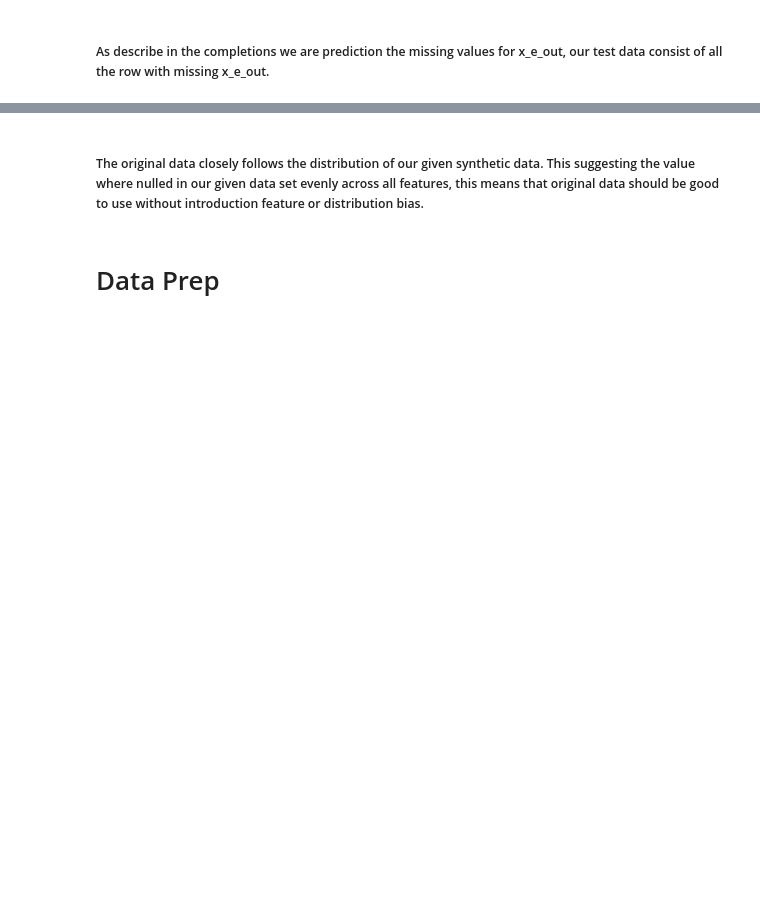
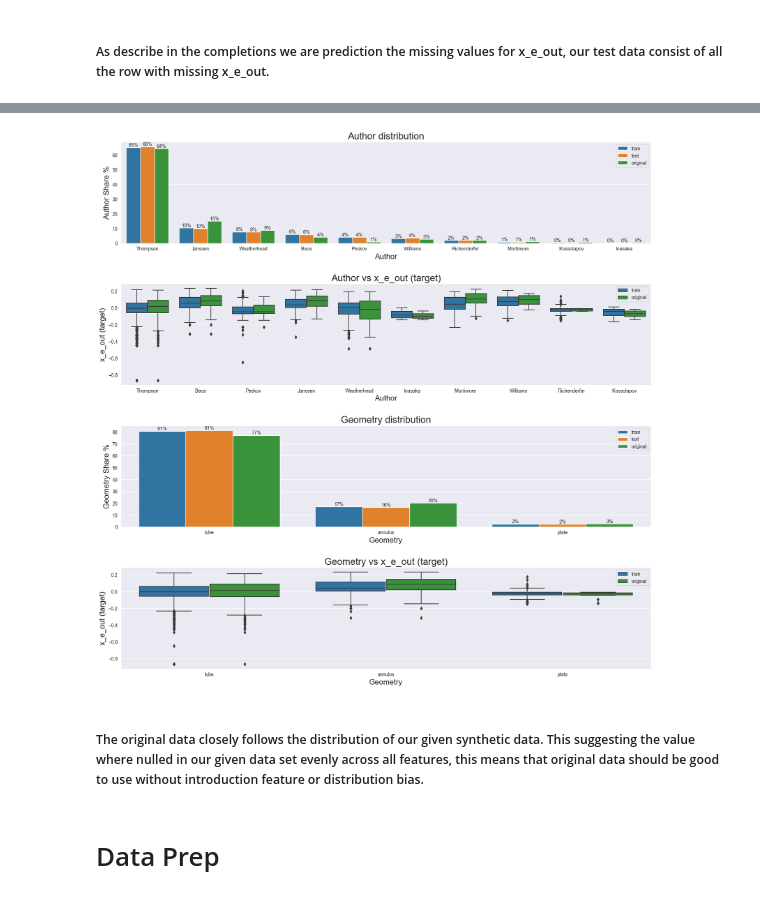
Before and after one commit to mnokno/FeatureImputationHeatFluxDataset, a Jupyter notebook: FeatureImputationHeatFluxDataset/src/FeatureImputationHeatFluxDataset.ipynb, the cells around one changed output, grey strips where cells are left out. Saved outputs shown, nothing was run; the diff lists cells and outputs as text; code cells hidden in the pictures; blank space fills up the shorter version.

```diff
--- a/FeatureImputationHeatFluxDataset/src/FeatureImputationHeatFluxDataset.ipynb
+++ b/FeatureImputationHeatFluxDataset/src/FeatureImputationHeatFluxDataset.ipynb
@@ -145,3 +133,59 @@ plt.show()
+# %%
+fig, axes = plt.subplots(nrows=4, ncols=1, figsize=(20, 20))
+fig.subplots_adjust(hspace=0.4, wspace=0.3)
+axes = axes.flatten()
+
+def graph_categorical_feature(data: list[tuple[pd.DataFrame, str, str]], target: str, axes_start_i: int,
+                              x_label: list[str] = ('x', 'x'), y_label: list[str] = ('y', 'y'), title: list[str]=None, colors: list[str] = None) -> None:
+
+    # Plot barplots
+    df_tmp = pd.DataFrame({})
+    for df, column, label in data:
+        df_tmp_local = pd.DataFrame(df[column].value_counts() * 100 / df[column].count())
+        df_tmp_local['dataset'] = label
+        df_tmp = pd.concat([df_tmp, df_tmp_local], axis=0)
+    df_tmp['x'] = df_tmp.index
+    df_tmp = df_tmp.rename(columns={column: 'y', 'dataset': 'Data Set'})
+    sns.barplot(data=df_tmp, y='y', x="x", hue="Data Set", orient='v', ax=axes[axes_start_i])
+    #axes[i].set_xticklabels(axes[i].get_xticklabels(), rotation=90)
+    for p in axes[i].patches:
+        axes[i].annotate(format(p.get_height(), '.0f') + '%',
+                    (p.get_x() + p.get_width() / 2., p.get_height()),
+                    ha = 'center', va = 'center',
+                    xytext = (0, 5),
+                    textcoords = 'offset points')
+    axes[axes_start_i].set_xlabel(x_label[0], fontsize=16)
+    axes[axes_start_i].set_ylabel(y_label[0], fontsize=16)
+    if title is not None:
+        axes[axes_start_i].set_title(title[0], fontsize=20)
+
+    df_tmp = pd.DataFrame({})
+    for df, column, label in data:
+        if label != 'test':
+            df_tmp_local = df.loc[:, [column, target]]
+            df_tmp_local['dataset'] = label
+            df_tmp = pd.concat([df_tmp, df_tmp_local], axis=0)
+    df_tmp = df_tmp.rename(columns={column: 'c', 'dataset': 'Data Set'})
+    if colors is not None:
+        sns.boxplot(x='c', y=target, data=df_tmp, orient='v', hue="Data Set", ax=axes[axes_start_i + 1], palette=colors)
+    else:
+        sns.boxplot(x='c', y=target, data=df_tmp, orient='v', hue="Data Set", ax=axes[axes_start_i + 1])
+    axes[axes_start_i + 1].set_xlabel(x_label[1], fontsize=16)
+    axes[axes_start_i + 1].set_ylabel(y_label[1], fontsize=16)
+    if title is not None:
+        axes[axes_start_i + 1].set_title(title[1], fontsize=20)
+
+    # Plot legends
+    axes[axes_start_i].legend()
+    axes[axes_start_i + 1].legend()
+
+i = 0
+graph_categorical_feature([(df_train, 'author', 'train'), (df_test, 'author', 'test'), (df_og, 'author', 'original')], 'x_e_out', i, x_label=['Author', 'Author'], y_label=['Author Share %', 'x_e_out (target)'], title=['Author distribution', 'Author vs x_e_out (target)'], colors=[sns.color_palette("tab10")[0], sns.color_palette("tab10")[2]])
+i += 2
+graph_categorical_feature([(df_train, 'geometry', 'train'), (df_test, 'geometry', 'test'), (df_og, 'geometry', 'original')], 'x_e_out', i, x_label=['Geometry', 'Geometry'], y_label=['Geometry Share %', 'x_e_out (target)'], title=['Geometry distribution', 'Geometry vs x_e_out (target)'], colors=[sns.color_palette("tab10")[0], sns.color_palette("tab10")[2]])
+plt.show()
+# %% [output]
+[figure, added]
 # %%
 fig, axes = plt.subplots(nrows=len(df_data.columns) - 2, ncols=4, figsize=(20, 35))
 axes = axes.flatten()
```
Also changed, not shown: parts of 5 cells of this notebook.
